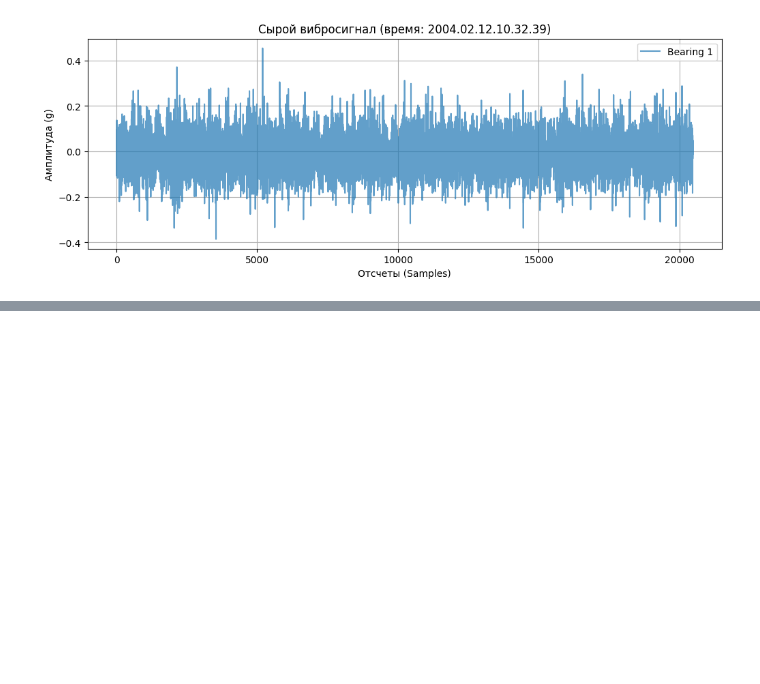
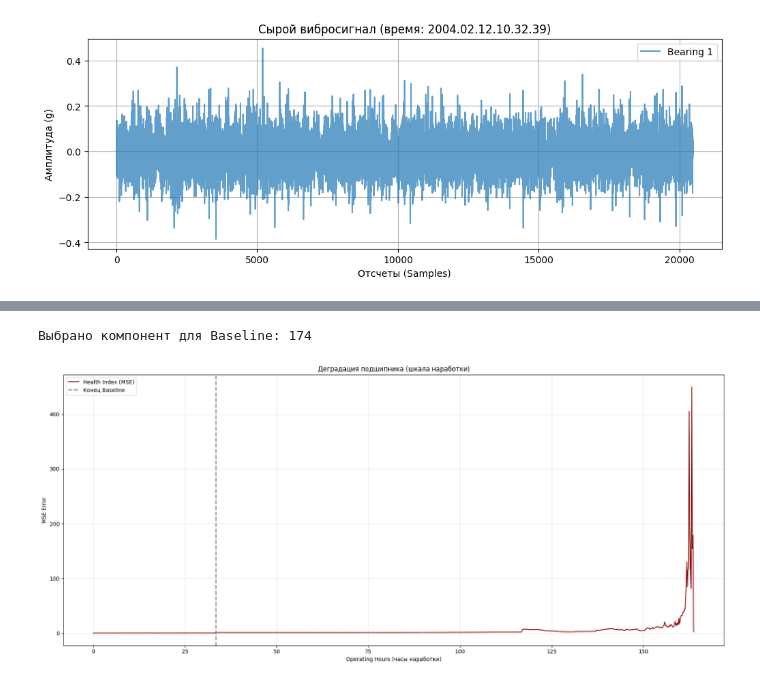
Before and after one commit to czeberyak/industrial-health-index-pdm, a Jupyter notebook: notebooks/01_eda_vibration.ipynb, the cells around one changed output, grey strips where cells are left out. Saved outputs shown, nothing was run; the diff lists cells and outputs as text; code cells hidden in the pictures; blank space fills up the shorter version.

```diff
--- a/notebooks/01_eda_vibration.ipynb
+++ b/notebooks/01_eda_vibration.ipynb
@@ -200,0 +249,42 @@ plt.show()
+# %%
+# 1. Определяем "здоровый" период (первые 200 файлов ~ 1.5 суток)
+train_size = 200
+X_train = X[:train_size]
+
+# 2. Масштабирование (обязательно для PCA)
+scaler = StandardScaler()
+X_train_scaled = scaler.fit_transform(X_train)
+X_all_scaled = scaler.transform(X)
+
+# 3. Обучаем PCA
+pca = PCA(n_components=0.90, svd_solver='full')
+pca.fit(X_train_scaled)
+
+print(f"Выбрано компонент для Baseline: {pca.n_components_}")
+
+# 4. Расчет ошибки реконструкции (Health Index)
+def get_reconstruction_error(data, model):
+    projected = model.transform(data)
+    reconstructed = model.inverse_transform(projected)
+    mse = np.mean(np.square(data - reconstructed), axis=1)
+    return mse
+
+health_index = get_reconstruction_error(X_all_scaled, pca)
+
+# 5. Преобразование времени в часы наработки
+time_in_hours = (time_labels - time_labels[0]).total_seconds() / 3600
+
+# 6. Визуализация Health Index в часах наработки
+plt.figure(figsize=(18, 8))
+plt.plot(time_in_hours, health_index, label='Health Index (MSE)', color='darkred', linewidth=1.5)
+plt.axvline(time_in_hours[train_size], color='gray', linestyle='--', linewidth=2, label='Конец Baseline')
+plt.title('Деградация подшипника (шкала наработки)', fontsize=12)
+plt.xlabel('Operating Hours (часы наработки)')
+plt.ylabel('MSE Error')
+plt.legend()
+plt.grid(True, alpha=0.3)
+plt.tight_layout()
+plt.show()
+# %% [output]
+Выбрано компонент для Baseline: 174
+[figure, added]
```
Also changed, not shown: parts of 32 cells of this notebook, 5 other files.
